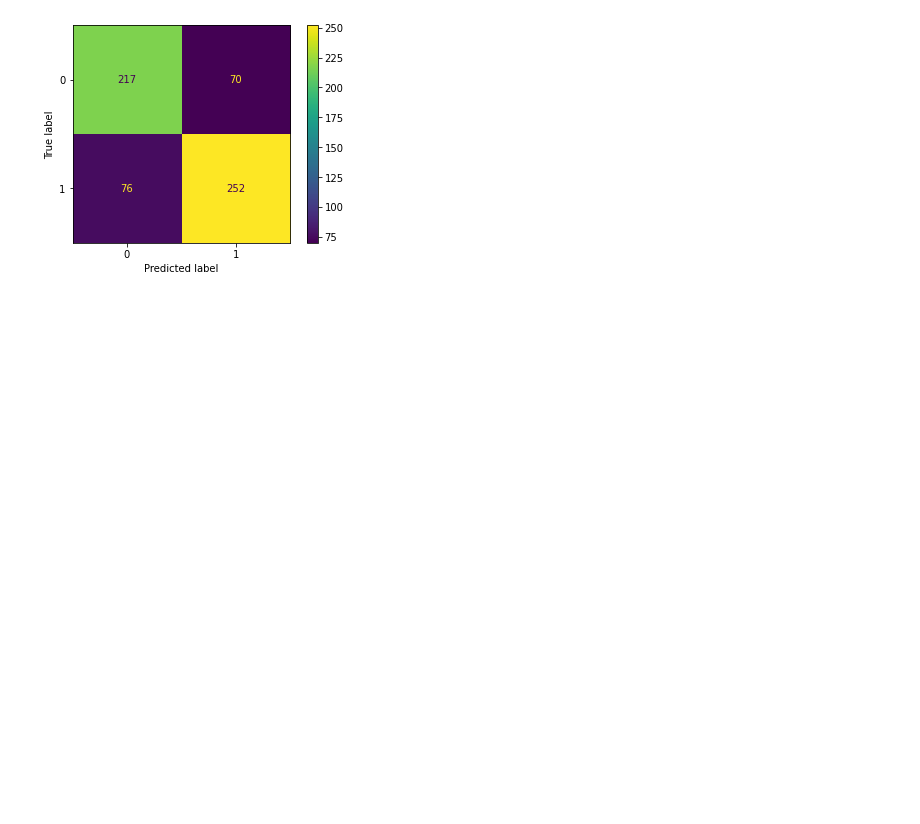
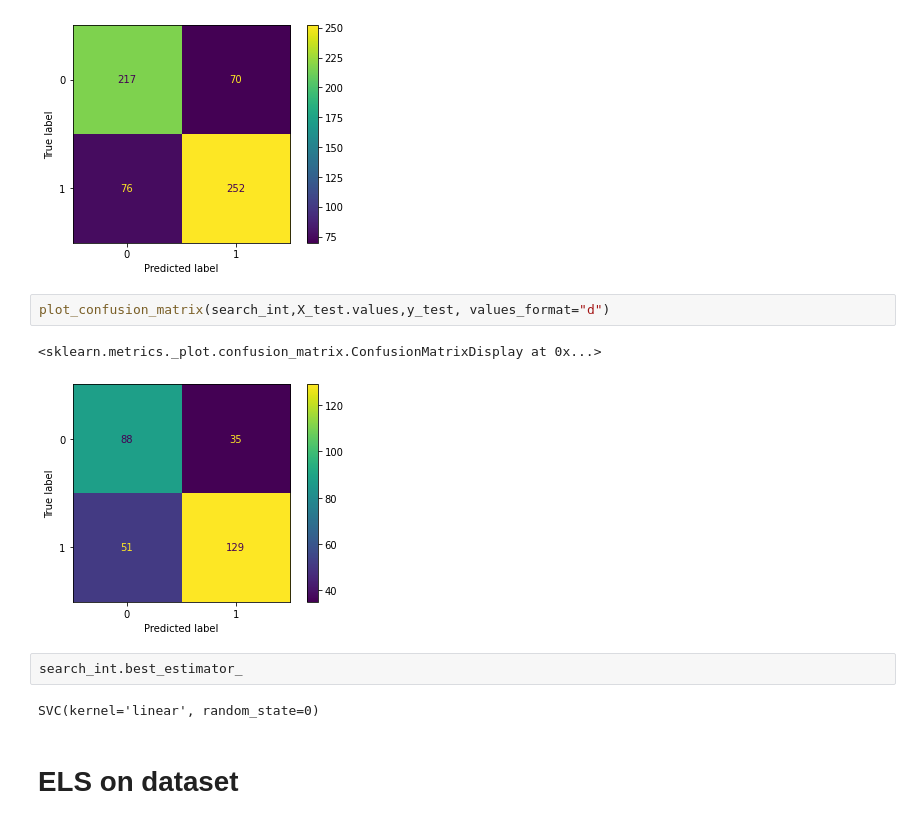
Before and after one commit to clinton0313/GP-Classification-Project, a Jupyter notebook: data/exploration.ipynb, the cells around one changed output. Cells and saved outputs as stored; diff of their text form; blank space fills up the shorter version.

```diff
--- a/data/exploration.ipynb
+++ b/data/exploration.ipynb
@@ -293,3 +317,14 @@ plot_confusion_matrix(search_int,X_train.values,y_train, values_format="d")
 # %% [output]
 <sklearn.metrics._plot.confusion_matrix.ConfusionMatrixDisplay at 0x...>
 [figure]
+# %%
+plot_confusion_matrix(search_int,X_test.values,y_test, values_format="d")
+# %% [output]
+<sklearn.metrics._plot.confusion_matrix.ConfusionMatrixDisplay at 0x...>
+[figure, added]
+# %%
+search_int.best_estimator_
+# %% [output]
+SVC(kernel='linear', random_state=0)
+# %% [markdown]
+# ELS on dataset
```
Also changed, not shown: parts of 9 cells of this notebook.
